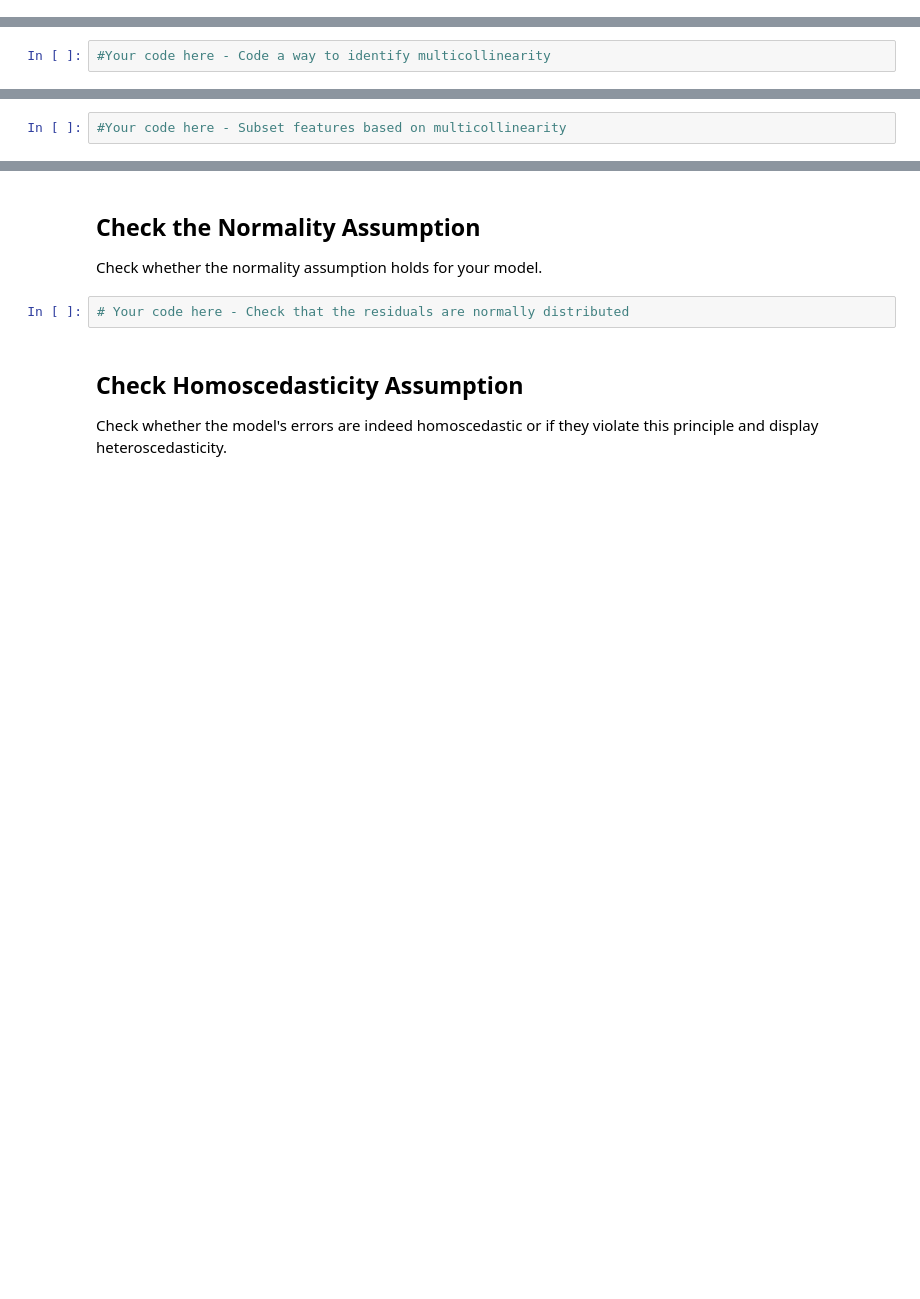
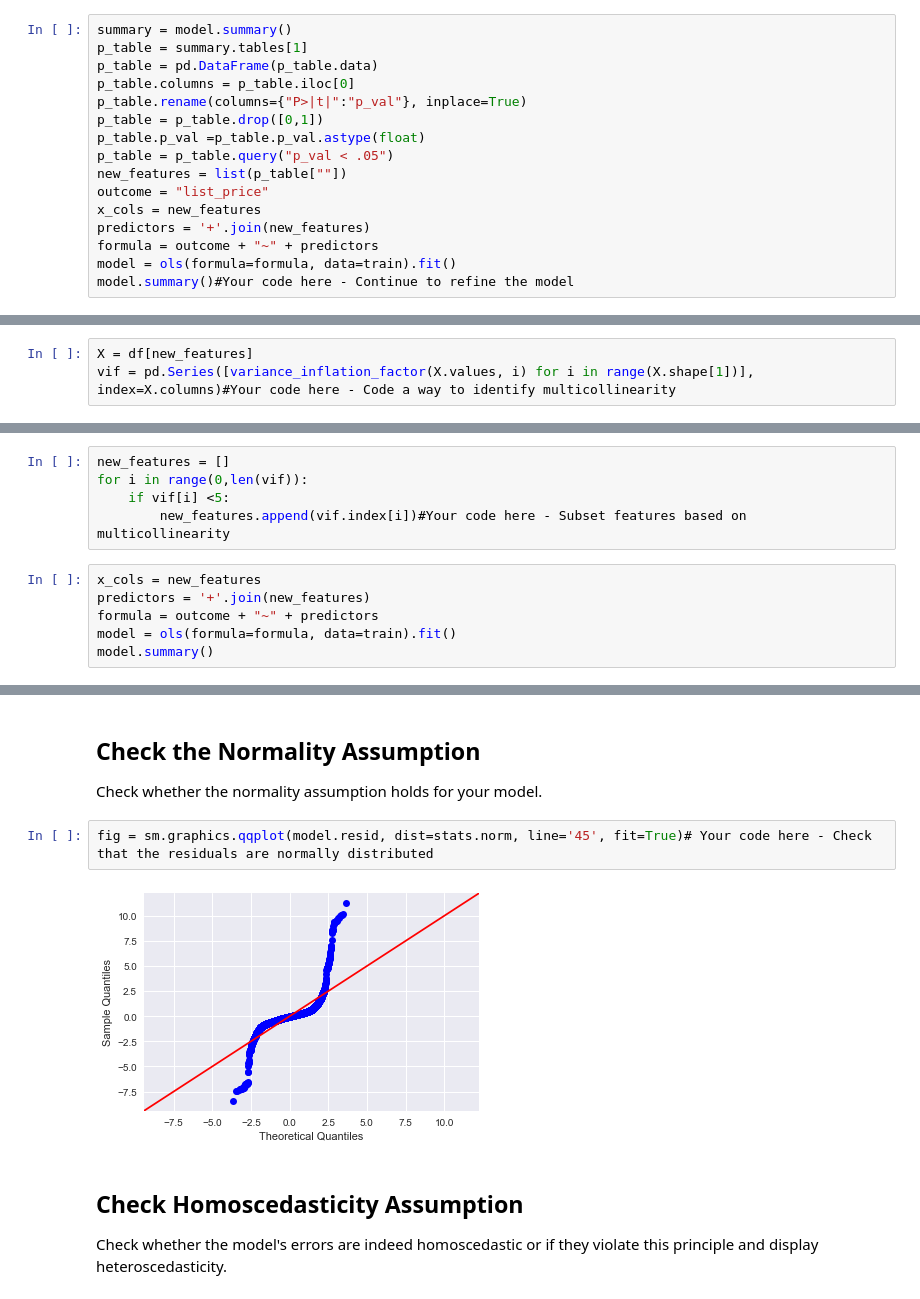
Before and after one commit to akelly66/Flatiron-School, a Jupyter notebook: Mod04/Section25/dsc-modeling-your-data-lab-online-ds-pt-041519/index.ipynb, the cells around one changed output, grey strips where cells are left out. Drawn from its saved outputs; the diff is of its cells as text; blank space fills up the shorter version.

```diff
--- a/Mod04/Section25/dsc-modeling-your-data-lab-online-ds-pt-041519/index.ipynb
+++ b/Mod04/Section25/dsc-modeling-your-data-lab-online-ds-pt-041519/index.ipynb
@@ -147,0 +174,16 @@ p_table
+# %%
+summary = model.summary()
+p_table = summary.tables[1]
+p_table = pd.DataFrame(p_table.data)
+p_table.columns = p_table.iloc[0]
+p_table.rename(columns={"P>|t|":"p_val"}, inplace=True)
+p_table = p_table.drop([0,1])
+p_table.p_val =p_table.p_val.astype(float)
+p_table = p_table.query("p_val < .05")
+new_features = list(p_table[""])
+outcome = "list_price"
+x_cols = new_features
+predictors = '+'.join(new_features)
+formula = outcome + "~" + predictors
+model = ols(formula=formula, data=train).fit()
+model.summary()#Your code here - Continue to refine the model
@@ -150,10 +227,20 @@ p_table
 
 There are still a lot of features in the current model! Chances are there are some strong multicollinearity issues. Begin to investigate the extend of this problem.
 # %%
-#Your code here - Code a way to identify multicollinearity
+X = df[new_features]
+vif = pd.Series([variance_inflation_factor(X.values, i) for i in range(X.shape[1])], index=X.columns)#Your code here - Code a way to identify multicollinearity
 # %% [markdown]
 ## Perform Another Round of Feature Selection
 
 Once again, subset your features based on your findings above. Then rerun the model once again.
 # %%
-#Your code here - Subset features based on multicollinearity
+new_features = []
+for i in range(0,len(vif)):
+    if vif[i] <5:
+        new_features.append(vif.index[i])#Your code here - Subset features based on multicollinearity
+# %%
+x_cols = new_features
+predictors = '+'.join(new_features)
+formula = outcome + "~" + predictors
+model = ols(formula=formula, data=train).fit()
+model.summary()
@@ -162,7 +282,9 @@ Once again, subset your features based on your findings above. Then rerun the mo
 
 Check whether the normality assumption holds for your model.
 # %%
-# Your code here - Check that the residuals are normally distributed
+fig = sm.graphics.qqplot(model.resid, dist=stats.norm, line='45', fit=True)# Your code here - Check that the residuals are normally distributed
+# %% [output]
+[figure, added]
 # %% [markdown]
 ## Check Homoscedasticity Assumption
 
```
Also changed, not shown: parts of 18 cells of this notebook.
